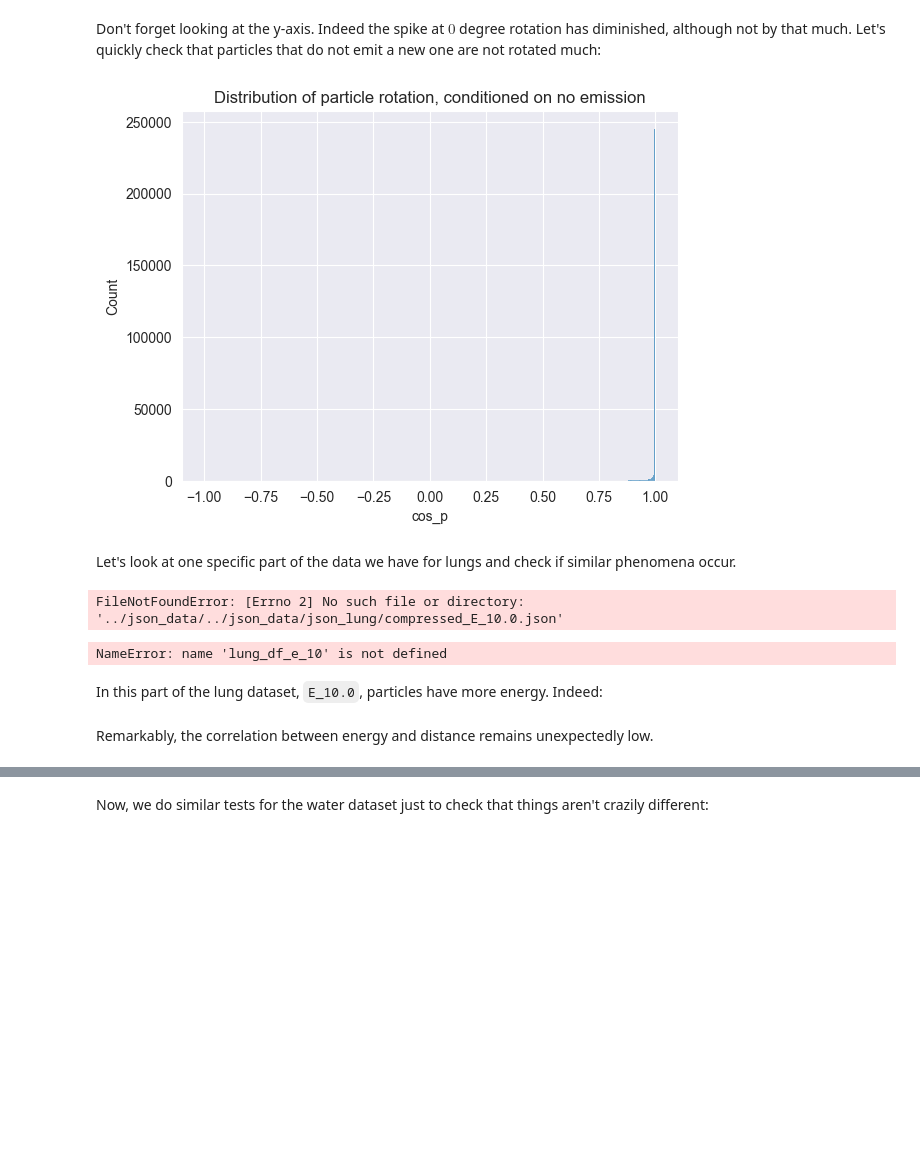
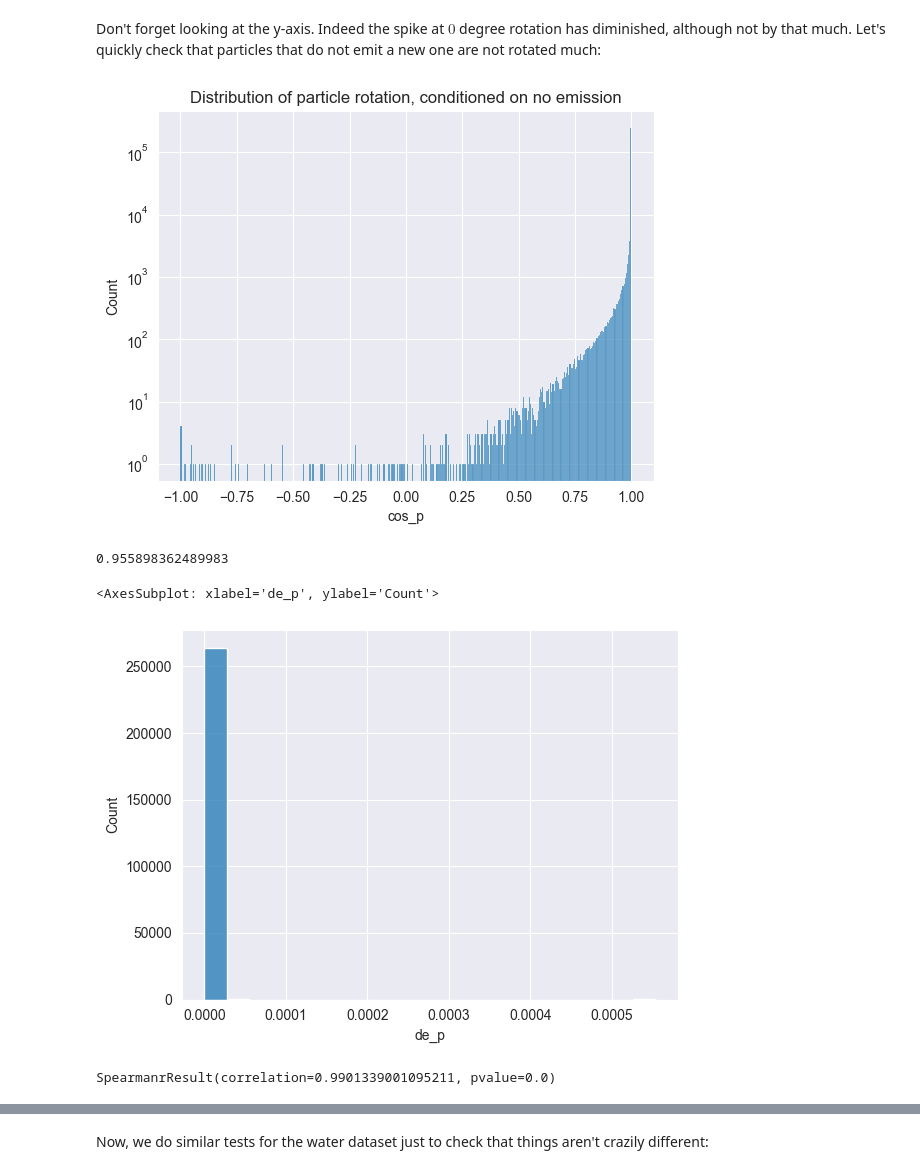
Before and after one commit to Dicedead/CS433project, a Jupyter notebook: project2/src/analysis.ipynb, the cells around one changed output, grey strips where cells are left out. Cells and saved outputs as stored; diff of their text form; code cells hidden in the pictures; blank space fills up the shorter version.

Commit message:
more plots

```diff
--- a/project2/src/analysis.ipynb
+++ b/project2/src/analysis.ipynb
@@ -183,19 +183,6 @@ sns.displot(lung_df[lung_df['emission'] == 1]['cos_p']).set(title="Distribution
 # %% [markdown]
 Don't forget looking at the y-axis. Indeed the spike at $0$ degree rotation has diminished, although not by that much. Let's quickly check that particles that do not emit a new one are not rotated much:
 # %%
-sns.histplot(lung_df[lung_df['emission'] == 0]['cos_p'], bins=400).set(title="Distribution of particle rotation, conditioned on no emission");
+sns.histplot(lung_df[lung_df['emission'] == 0]['cos_p'], bins=400, log_scale=(False, True)).set(title="Distribution of particle rotation, conditioned on no emission");
 # %% [output]
-[figure, old version]
+[figure, new version]
-# %% [markdown]
-Let's look at one specific part of the data we have for lungs and check if similar phenomena occur.
-# %%
-%%time
-lung_df_e_10 = jsontodf("../json_data/json_lung/compressed_E_10.0.json")
-# %% [output]
-FileNotFoundError: [Errno 2] No such file or directory: '../json_data/../json_data/json_lung/compressed_E_10.0.json'
-# %%
-sns.histplot(lung_df_e_10["dist_p"]).set(title="Distribution of distance covered by particle before event in E.10.0");
-# %% [output]
-NameError: name 'lung_df_e_10' is not defined
-# %% [markdown]
-In this part of the lung dataset, ``E_10.0``, particles have more energy. Indeed:
@@ -204,2 +188,0 @@ sns.histplot(lung_df_e_10["en_p"]).set(title="Distribution of parent particle en
-# %% [markdown]
-Remarkably, the correlation between energy and distance remains unexpectedly low.
@@ -206,2 +191,13 @@ Remarkably, the correlation between energy and distance remains unexpectedly low
+# %%
+len(lung_df_no_emissions[lung_df_no_emissions["cos_p"] > 0.98])/len(lung_df_no_emissions)
+# %% [output]
+0.955898362489983
+# %%
+sns.histplot(lung_df_no_emissions["de_p"])
+# %% [output]
+<AxesSubplot: xlabel='de_p', ylabel='Count'>
+[figure, added]
 # %%
-stats.spearmanr(lung_df_e_10['dist_p'], lung_df_e_10['en_p'])
+stats.spearmanr(lung_df_no_emissions["cos_p"], lung_df_no_emissions["dist_p"])
+# %% [output]
+SpearmanrResult(correlation=0.9901339001095211, pvalue=0.0)
```
Also changed, not shown: parts of 12 cells of this notebook.
